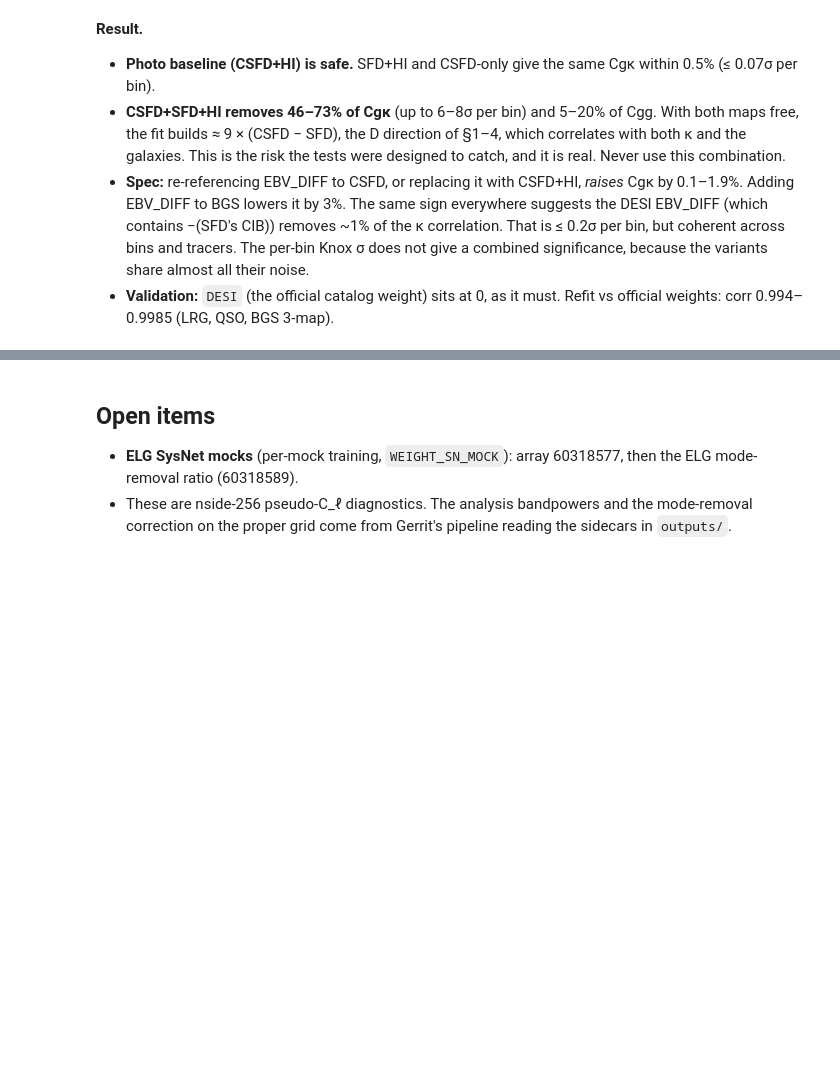
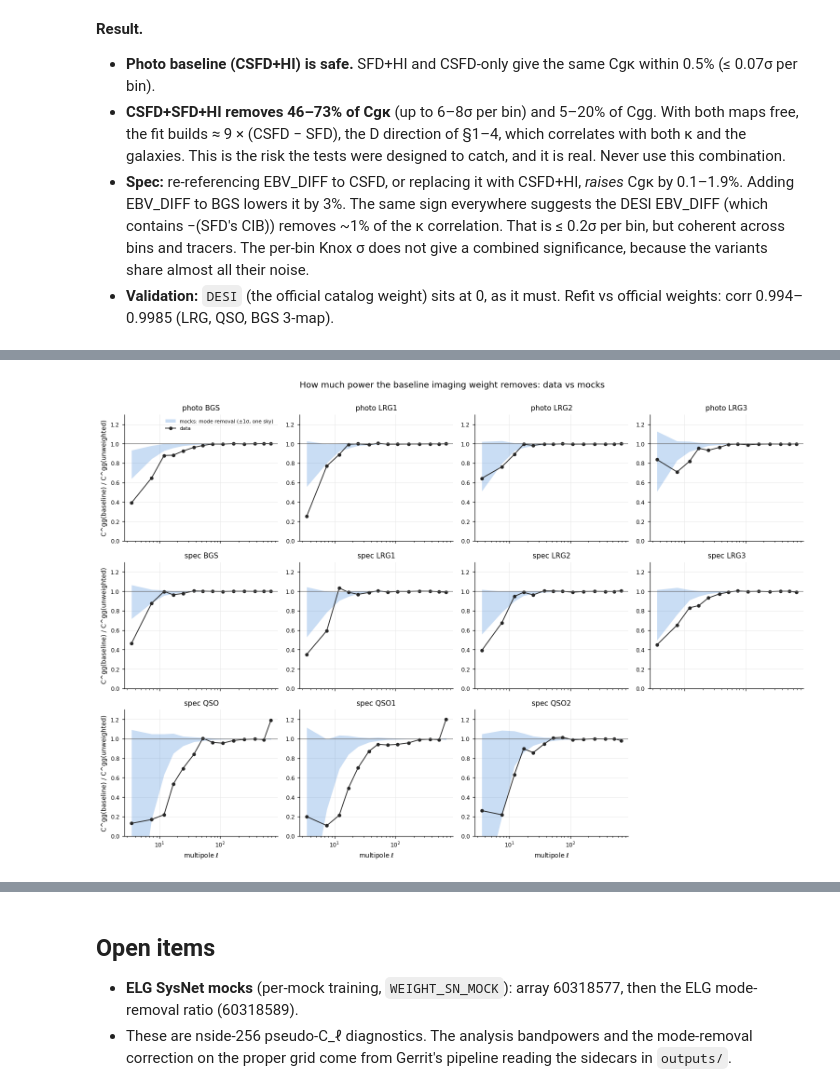
Before and after one commit to sofiachiarenza/Y3_mock_imweights, a Jupyter notebook: TESTS_SUMMARY.ipynb, the cells around one changed output, grey strips where cells are left out. Drawn from its saved outputs; the diff is of its cells as text; code cells hidden in the pictures; blank space fills up the shorter version.

```diff
--- a/TESTS_SUMMARY.ipynb
+++ b/TESTS_SUMMARY.ipynb
@@ -560,0 +582,26 @@ plt.tight_layout(); plt.show()
+# %%
+TR_ALL = [("photo", T) for T in ("BGS", "LRG1", "LRG2", "LRG3")] + [("spec", T) for T in ("BGS", "LRG1", "LRG2", "LRG3", "QSO", "QSO1", "QSO2")]
+
+def panel_grid():
+    fig, axes = plt.subplots(3, 4, figsize=(14, 9.5), sharex=True)
+    axes.flat[-1].axis("off")
+    return fig, axes
+
+# 1. how much the baseline weight removes: data vs mocks (mocks = mode removal only)
+fig, axes = panel_grid()
+for ax, (s, T) in zip(axes.flat, TR_ALL):
+    d, z = data_npz(s, T), mock_npz(s, T)
+    E = d["ell_edges"]; lc = 0.5 * (E[:-1] + E[1:] - 1)
+    m, e = ratio_of_means(z["cl_WEIGHT_IMLIN"], z["cl_UNWEIGHTED"], per_sky=True)
+    ax.fill_between(lc, m - e, m + e, color=PAL[0], alpha=0.25, lw=0, label="mocks: mode removal (±1σ, one sky)")
+    ax.plot(lc, d["cgg_WEIGHT_IMLIN"] / d["cgg_UNWEIGHTED"], "o-", ms=4, lw=1.2, color="0.15", label="data")
+    ax.axhline(1, color="0.4", lw=0.8); ax.set_xscale("log"); ax.set_ylim(0, 1.3); ax.set_title(f"{s} {T}")
+for ax in axes[:, 0]:
+    ax.set_ylabel("C^gg(baseline) / C^gg(unweighted)")
+for ax in axes[-1]:
+    ax.set_xlabel(r"multipole $\ell$")
+axes[0, 0].legend(fontsize=7)
+plt.suptitle("How much power the baseline imaging weight removes: data vs mocks", y=1.0)
+plt.tight_layout(); plt.show()
+# %% [output]
+[figure, added]
```
Also changed, not shown: parts of 7 cells of this notebook, 47 other files.
